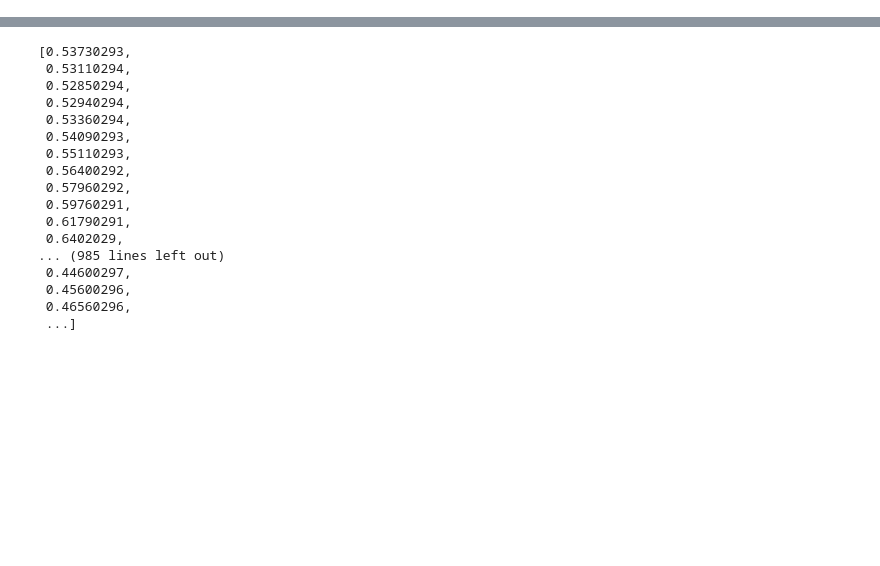
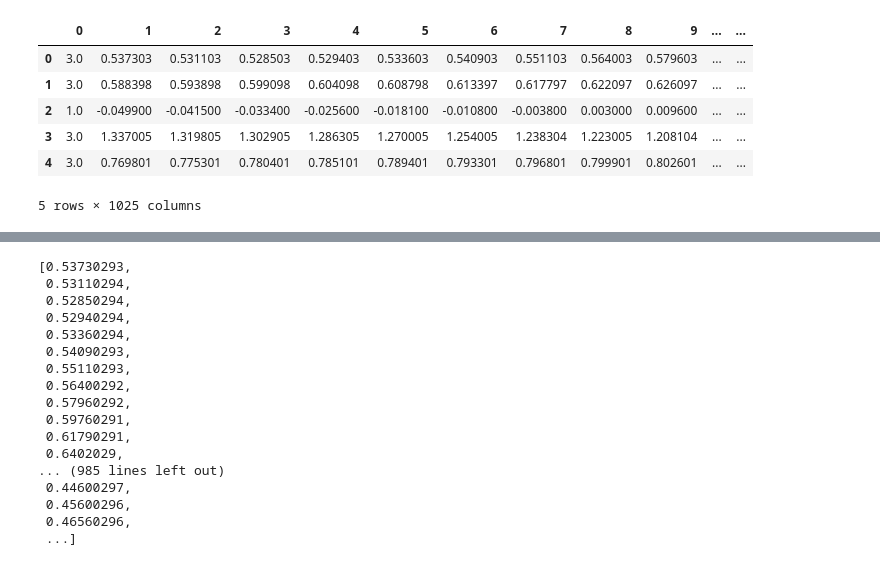
Before and after one commit to chiararov/BOSS---Time-Series, a Jupyter notebook: boss.ipynb, the cells around one changed output, grey strips where cells are left out. Saved outputs shown, nothing was run; the diff lists cells and outputs as text; code cells hidden in the pictures; blank space fills up the shorter version.

```diff
--- a/boss.ipynb
+++ b/boss.ipynb
@@ -9,3 +10,13 @@ data_with_label = pd.read_fwf(path, header=None)
 data_without_label = data_with_label.iloc[:, 1:]
 sample = data_without_label.iloc[0]  # first sample of length 1024
 sample = sample.tolist()
+# %%
+data_with_label.head()
+# %% [output]
+|  | 0 | 1 | 2 | 3 | 4 | 5 | 6 | 7 | 8 | 9 | ... | ... |
+| 0 | 3.0 | 0.537303 | 0.531103 | 0.528503 | 0.529403 | 0.533603 | 0.540903 | 0.551103 | 0.564003 | 0.579603 | ... | ... |
+| 1 | 3.0 | 0.588398 | 0.593898 | 0.599098 | 0.604098 | 0.608798 | 0.613397 | 0.617797 | 0.622097 | 0.626097 | ... | ... |
+| 2 | 1.0 | -0.049900 | -0.041500 | -0.033400 | -0.025600 | -0.018100 | -0.010800 | -0.003800 | 0.003000 | 0.009600 | ... | ... |
+| 3 | 3.0 | 1.337005 | 1.319805 | 1.302905 | 1.286305 | 1.270005 | 1.254005 | 1.238304 | 1.223005 | 1.208104 | ... | ... |
+| 4 | 3.0 | 0.769801 | 0.775301 | 0.780401 | 0.785101 | 0.789401 | 0.793301 | 0.796801 | 0.799901 | 0.802601 | ... | ... |
+5 rows × 1025 columns
```
Also changed, not shown: parts of 34 cells of this notebook.
